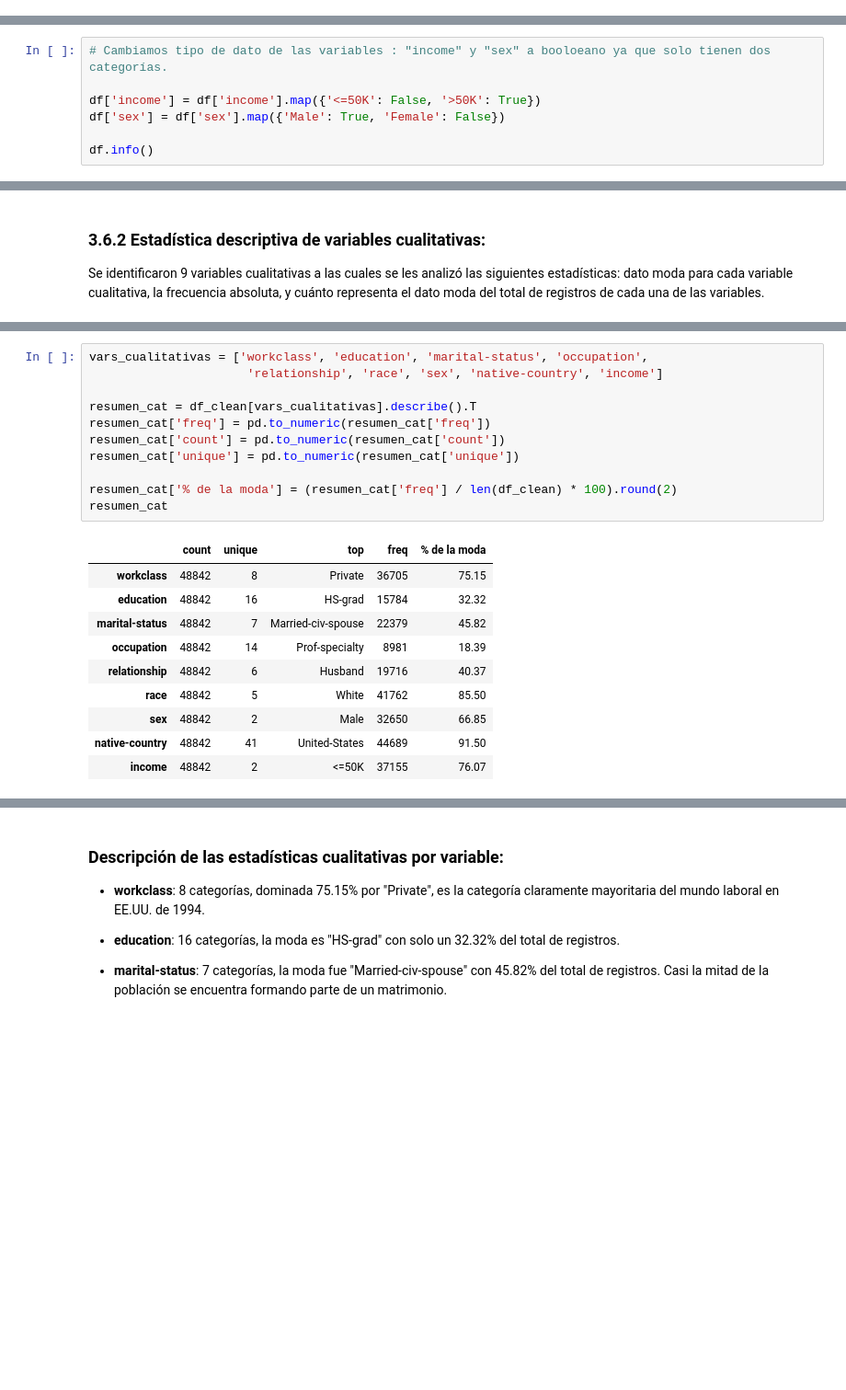
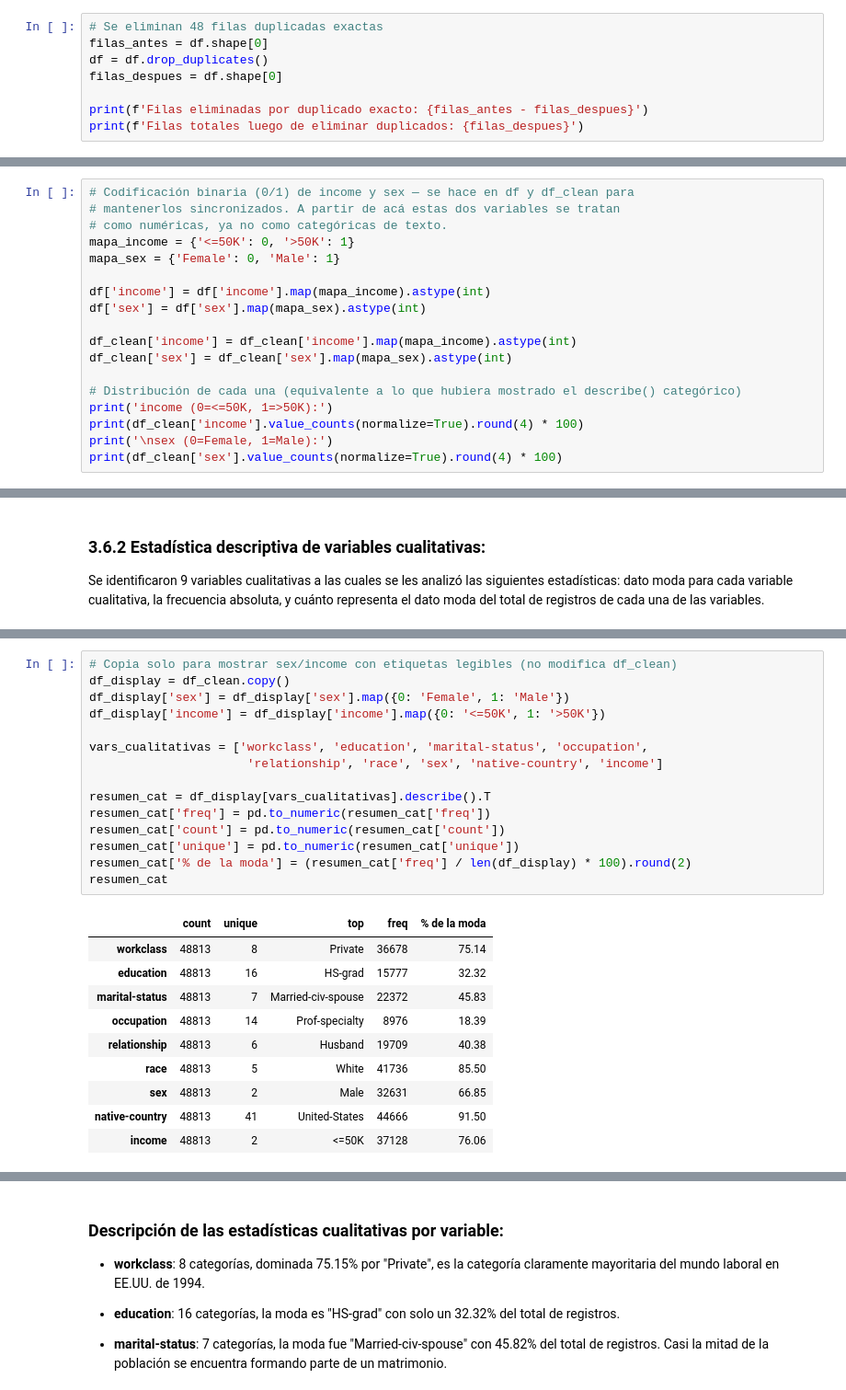
Before and after one commit to sebacalfa/ProyFinal_Mod6, a Jupyter notebook: Proyecto_Final_Mod6.ipynb, the cells around one changed output, grey strips where cells are left out. Shown at 92% size. Saved outputs shown, nothing was run; the diff lists cells and outputs as text; blank space fills up the shorter version.

```diff
--- a/Proyecto_Final_Mod6.ipynb
+++ b/Proyecto_Final_Mod6.ipynb
@@ -181,0 +209,8 @@ Peso relativo sobre el total del dataset: 0.06%
+# %%
+# Se eliminan 48 filas duplicadas exactas
+filas_antes = df.shape[0]
+df = df.drop_duplicates()
+filas_despues = df.shape[0]
+
+print(f'Filas eliminadas por duplicado exacto: {filas_antes - filas_despues}')
+print(f'Filas totales luego de eliminar duplicados: {filas_despues}')
@@ -333,8 +373,19 @@ Se identifica que la variable "**income**" solamente contiene dos categorías, p
 # %%
-# Cambiamos tipo de dato de las variables : "income" y "sex" a booloeano ya que solo tienen dos categorías.
+# Codificación binaria (0/1) de income y sex — se hace en df y df_clean para
+# mantenerlos sincronizados. A partir de acá estas dos variables se tratan
+# como numéricas, ya no como categóricas de texto.
+mapa_income = {'<=50K': 0, '>50K': 1}
+mapa_sex = {'Female': 0, 'Male': 1}
 
-df['income'] = df['income'].map({'<=50K': False, '>50K': True})
-df['sex'] = df['sex'].map({'Male': True, 'Female': False})
+df['income'] = df['income'].map(mapa_income).astype(int)
+df['sex'] = df['sex'].map(mapa_sex).astype(int)
 
-df.info()
+df_clean['income'] = df_clean['income'].map(mapa_income).astype(int)
+df_clean['sex'] = df_clean['sex'].map(mapa_sex).astype(int)
+
+# Distribución de cada una (equivalente a lo que hubiera mostrado el describe() categórico)
+print('income (0=<=50K, 1=>50K):')
+print(df_clean['income'].value_counts(normalize=True).round(4) * 100)
+print('\nsex (0=Female, 1=Male):')
+print(df_clean['sex'].value_counts(normalize=True).round(4) * 100)
 # %% [output]
@@ -437,22 +510,26 @@ Se identificaron 9 variables cualitativas a las cuales se les analizó las sigui
 # %%
+# Copia solo para mostrar sex/income con etiquetas legibles (no modifica df_clean)
+df_display = df_clean.copy()
+df_display['sex'] = df_display['sex'].map({0: 'Female', 1: 'Male'})
+df_display['income'] = df_display['income'].map({0: '<=50K', 1: '>50K'})
+
 vars_cualitativas = ['workclass', 'education', 'marital-status', 'occupation',
                       'relationship', 'race', 'sex', 'native-country', 'income']
 
-resumen_cat = df_clean[vars_cualitativas].describe().T
+resumen_cat = df_display[vars_cualitativas].describe().T
 resumen_cat['freq'] = pd.to_numeric(resumen_cat['freq'])
 resumen_cat['count'] = pd.to_numeric(resumen_cat['count'])
 resumen_cat['unique'] = pd.to_numeric(resumen_cat['unique'])
-
-resumen_cat['% de la moda'] = (resumen_cat['freq'] / len(df_clean) * 100).round(2)
+resumen_cat['% de la moda'] = (resumen_cat['freq'] / len(df_display) * 100).round(2)
 resumen_cat
 # %% [output]
 |  | count | unique | top | freq | % de la moda |
-| workclass | 48842 | 8 | Private | 36705 | 75.15 |
-| education | 48842 | 16 | HS-grad | 15784 | 32.32 |
-| marital-status | 48842 | 7 | Married-civ-spouse | 22379 | 45.82 |
-| occupation | 48842 | 14 | Prof-specialty | 8981 | 18.39 |
-| relationship | 48842 | 6 | Husband | 19716 | 40.37 |
-| race | 48842 | 5 | White | 41762 | 85.50 |
-| sex | 48842 | 2 | Male | 32650 | 66.85 |
-| native-country | 48842 | 41 | United-States | 44689 | 91.50 |
-| income | 48842 | 2 | <=50K | 37155 | 76.07 |
+| workclass | 48813 | 8 | Private | 36678 | 75.14 |
+| education | 48813 | 16 | HS-grad | 15777 | 32.32 |
+| marital-status | 48813 | 7 | Married-civ-spouse | 22372 | 45.83 |
+| occupation | 48813 | 14 | Prof-specialty | 8976 | 18.39 |
+| relationship | 48813 | 6 | Husband | 19709 | 40.38 |
+| race | 48813 | 5 | White | 41736 | 85.50 |
+| sex | 48813 | 2 | Male | 32631 | 66.85 |
+| native-country | 48813 | 41 | United-States | 44666 | 91.50 |
+| income | 48813 | 2 | <=50K | 37128 | 76.06 |
```
Also changed, not shown: parts of 56 cells of this notebook.
